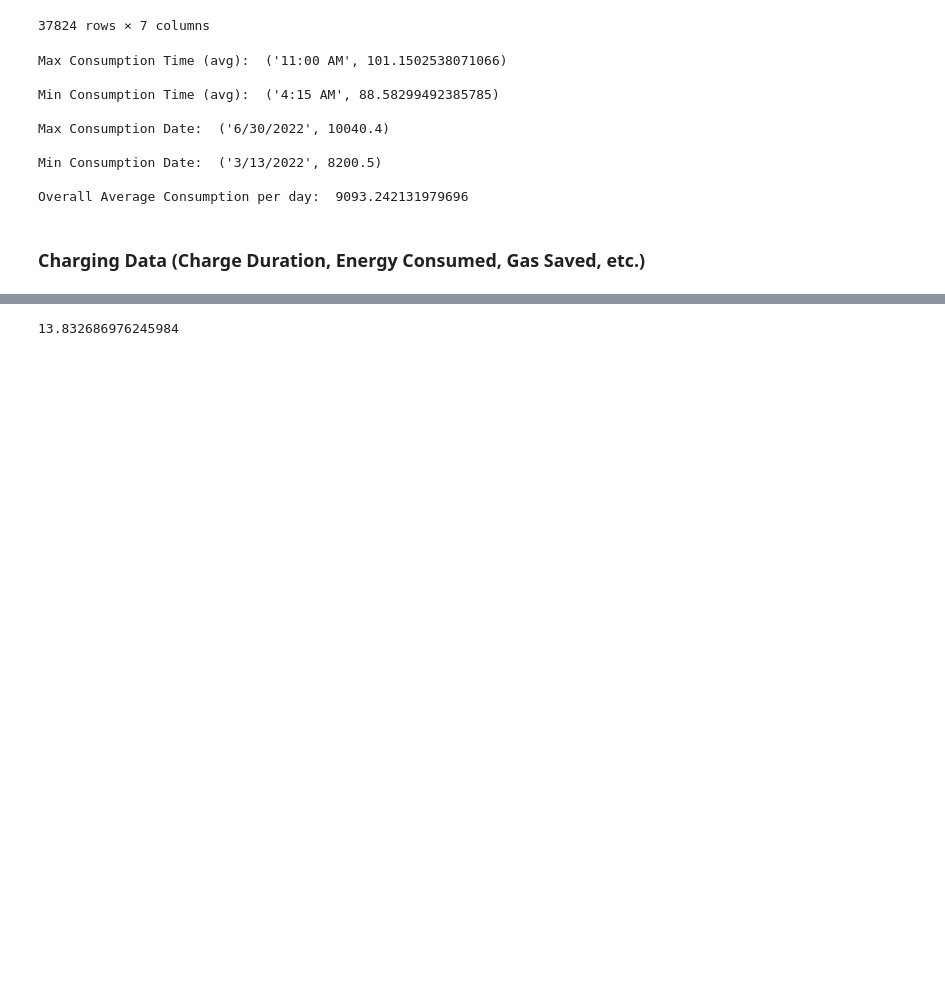
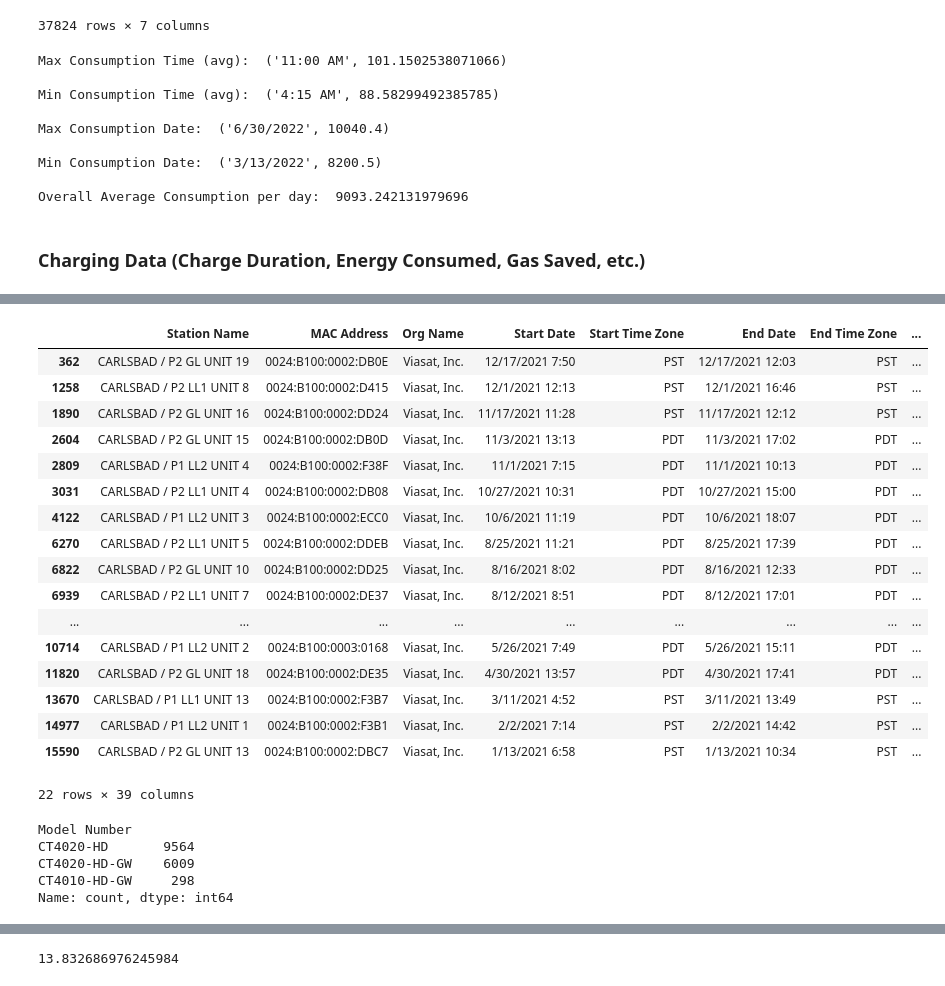
Before and after one commit to pallavigkwd/ENG100D, a Jupyter notebook: main.ipynb, the cells around one changed output, grey strips where cells are left out. Drawn from its saved outputs; the diff is of its cells as text; code cells hidden in the pictures; blank space fills up the shorter version.

```diff
--- a/main.ipynb
+++ b/main.ipynb
@@ -158,6 +181,3 @@ Min Consumption Date:  ('3/13/2022', 8200.5)
 Overall Average Consumption per day:  9093.242131979696
 # %% [markdown]
 ### Charging Data (Charge Duration, Energy Consumed, Gas Saved, etc.)
-# %%
-viasatChargingData = pd.read_csv('data/viasatChargingData.csv')
-viasatChargingData
@@ -177,0 +247,31 @@ viasatChargingData
+# %%
+# expanding and seeing distribution
+viasatChargingData[viasatChargingData['Plug In Event ID'] == 611]
+# %% [output]
+|  | Station Name | MAC Address | Org Name | Start Date | Start Time Zone | End Date | End Time Zone | ... |
+| 362 | CARLSBAD / P2 GL UNIT 19 | 0024:B100:0002:DB0E | Viasat, Inc. | 12/17/2021 7:50 | PST | 12/17/2021 12:03 | PST | ... |
+| 1258 | CARLSBAD / P2 LL1 UNIT 8 | 0024:B100:0002:D415 | Viasat, Inc. | 12/1/2021 12:13 | PST | 12/1/2021 16:46 | PST | ... |
+| 1890 | CARLSBAD / P2 GL UNIT 16 | 0024:B100:0002:DD24 | Viasat, Inc. | 11/17/2021 11:28 | PST | 11/17/2021 12:12 | PST | ... |
+| 2604 | CARLSBAD / P2 GL UNIT 15 | 0024:B100:0002:DB0D | Viasat, Inc. | 11/3/2021 13:13 | PDT | 11/3/2021 17:02 | PDT | ... |
+| 2809 | CARLSBAD / P1 LL2 UNIT 4 | 0024:B100:0002:F38F | Viasat, Inc. | 11/1/2021 7:15 | PDT | 11/1/2021 10:13 | PDT | ... |
+| 3031 | CARLSBAD / P2 LL1 UNIT 4 | 0024:B100:0002:DB08 | Viasat, Inc. | 10/27/2021 10:31 | PDT | 10/27/2021 15:00 | PDT | ... |
+| 4122 | CARLSBAD / P1 LL2 UNIT 3 | 0024:B100:0002:ECC0 | Viasat, Inc. | 10/6/2021 11:19 | PDT | 10/6/2021 18:07 | PDT | ... |
+| 6270 | CARLSBAD / P2 LL1 UNIT 5 | 0024:B100:0002:DDEB | Viasat, Inc. | 8/25/2021 11:21 | PDT | 8/25/2021 17:39 | PDT | ... |
+| 6822 | CARLSBAD / P2 GL UNIT 10 | 0024:B100:0002:DD25 | Viasat, Inc. | 8/16/2021 8:02 | PDT | 8/16/2021 12:33 | PDT | ... |
+| 6939 | CARLSBAD / P2 LL1 UNIT 7 | 0024:B100:0002:DE37 | Viasat, Inc. | 8/12/2021 8:51 | PDT | 8/12/2021 17:01 | PDT | ... |
+| ... | ... | ... | ... | ... | ... | ... | ... | ... |
+| 10714 | CARLSBAD / P1 LL2 UNIT 2 | 0024:B100:0003:0168 | Viasat, Inc. | 5/26/2021 7:49 | PDT | 5/26/2021 15:11 | PDT | ... |
+| 11820 | CARLSBAD / P2 GL UNIT 18 | 0024:B100:0002:DE35 | Viasat, Inc. | 4/30/2021 13:57 | PDT | 4/30/2021 17:41 | PDT | ... |
+| 13670 | CARLSBAD / P1 LL1 UNIT 13 | 0024:B100:0002:F3B7 | Viasat, Inc. | 3/11/2021 4:52 | PST | 3/11/2021 13:49 | PST | ... |
+| 14977 | CARLSBAD / P1 LL2 UNIT 1 | 0024:B100:0002:F3B1 | Viasat, Inc. | 2/2/2021 7:14 | PST | 2/2/2021 14:42 | PST | ... |
+| 15590 | CARLSBAD / P2 GL UNIT 13 | 0024:B100:0002:DBC7 | Viasat, Inc. | 1/13/2021 6:58 | PST | 1/13/2021 10:34 | PST | ... |
+22 rows × 39 columns
+# %%
+# compare ended by column to time duration vs charging duration
+viasatChargingData['Model Number'].value_counts()
+# %% [output]
+Model Number
+CT4020-HD       9564
+CT4020-HD-GW    6009
+CT4010-HD-GW     298
+Name: count, dtype: int64
```
Also changed, not shown: parts of 17 cells of this notebook.
